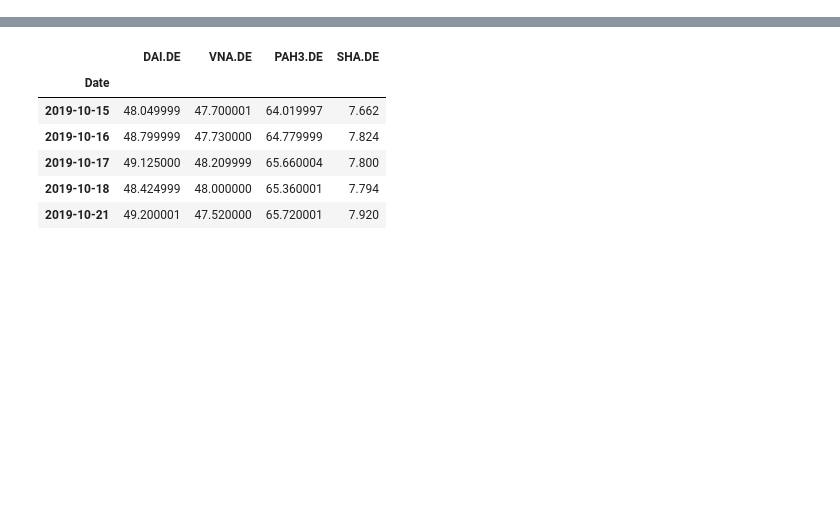
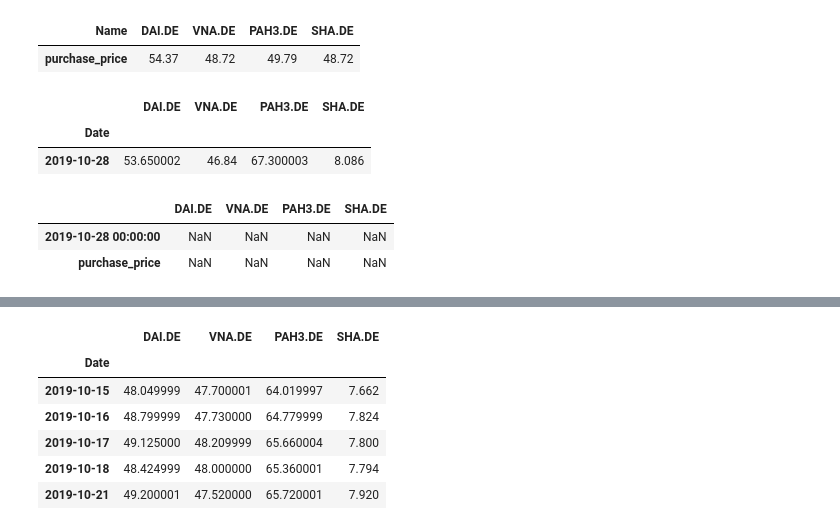
Before and after one commit to tjonas1/uri_csc593, a Jupyter notebook: StockMarket.ipynb, the cells around one changed output, grey strips where cells are left out. Saved outputs shown, nothing was run; the diff lists cells and outputs as text; code cells hidden in the pictures; blank space fills up the shorter version.

```diff
--- a/StockMarket.ipynb
+++ b/StockMarket.ipynb
@@ -12,3 +38,22 @@ volume=pd.DataFrame({ticker:data['Volume']
+# %%
+purchase2 = purchase.transpose()
+purchase2
+# %% [output]
+| Name | DAI.DE | VNA.DE | PAH3.DE | SHA.DE |
+| purchase_price | 54.37 | 48.72 | 49.79 | 48.72 |
+# %%
+last_stock_price = price.tail(1)
+last_stock_price
+# %% [output]
+|  | DAI.DE | VNA.DE | PAH3.DE | SHA.DE |
+| Date |  |  |  |  |
+| 2019-10-28 | 53.650002 | 46.84 | 67.300003 | 8.086 |
+# %%
+last_stock_price.subtract(purchase2, axis = 1)
+# %% [output]
+|  | DAI.DE | VNA.DE | PAH3.DE | SHA.DE |
+| 2019-10-28 00:00:00 | NaN | NaN | NaN | NaN |
+| purchase_price | NaN | NaN | NaN | NaN |
 # %%
 returns = price.pct_change()
 returns.tail()
```
Also changed, not shown: parts of 9 cells of this notebook, 4 other files.
